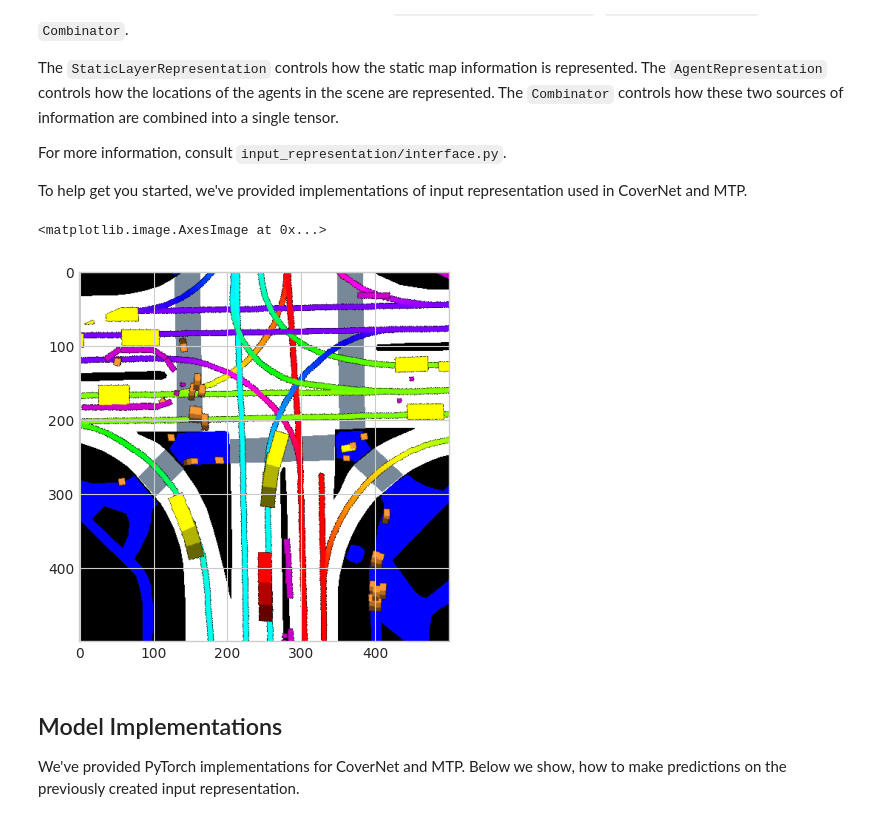
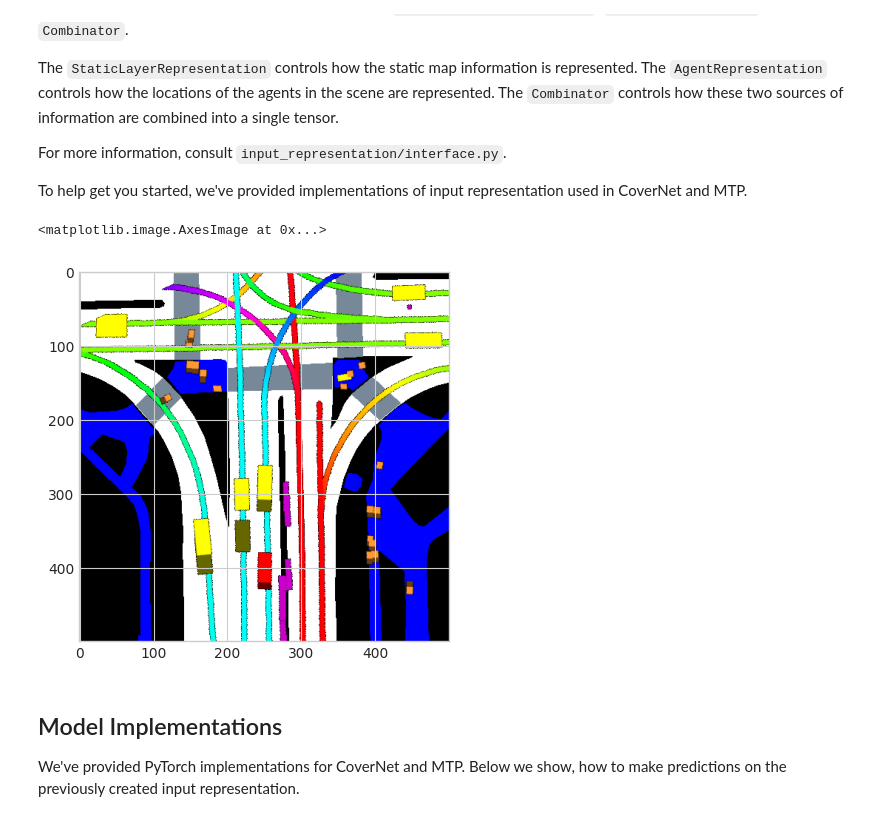
Before and after one commit to dolander1/nuscenes_dolander1, a Jupyter notebook: python-sdk/tutorials/prediction_tutorial.ipynb, the cells around one changed output. Cells and saved outputs as stored; diff of their text form; code cells hidden in the pictures.

Commit message:
Hannes files + data - basemaps, sweeps and samples

```diff
--- a/python-sdk/tutorials/prediction_tutorial.ipynb
+++ b/python-sdk/tutorials/prediction_tutorial.ipynb
@@ -265,24 +289,43 @@ To help get you started, we've provided implementations of input representation
 # %%
 import matplotlib.pyplot as plt
 %matplotlib inline
 
 from nuscenes.prediction.input_representation.static_layers import StaticLayerRasterizer
 from nuscenes.prediction.input_representation.agents import AgentBoxesWithFadedHistory
 from nuscenes.prediction.input_representation.interface import InputRepresentation
 from nuscenes.prediction.input_representation.combinators import Rasterizer
 
 static_layer_rasterizer = StaticLayerRasterizer(helper)
-agent_rasterizer = AgentBoxesWithFadedHistory(helper, seconds_of_history=1)
+agent_rasterizer = AgentBoxesWithFadedHistory(helper, seconds_of_history=2) # Hannes (seconds_of_history)
 mtp_input_representation = InputRepresentation(static_layer_rasterizer, agent_rasterizer, Rasterizer())
 
-instance_token_img, sample_token_img = 'bc38961ca0ac4b14ab90e547ba79fbb6', '7626dde27d604ac28a0240bdd54eba7a'
+# 'sample_token': '4f545737bf3347fbbc9af60b0be9a963',
+#  'instance_token': 'bc38961ca0ac4b14ab90e547ba79fbb6',
+# 'sample_token': 'a572dd2e95e94e4db66bb5dbfaf870b5',
+# #  'instance_token': '2e19253f3bac458191cf64ff2b22ba2b',
+# 'sample_token': '82597244941b4e79aa3e1e9cc6386f8b',
+#  'instance_token': 'f442a98a9a354484aef5240bb21e7691',
+# 'sample_token': '00889f8a9549450aa2f32cf310a3e305',
+#  'instance_token': 'e75bb479e10c426e9dcf5ff1afefa84d',
+# 'sample_token': 'fb61d590dd1143ccb12ea56fbe9d9d07',
+#  'instance_token': '870c468534f7401cba587f6af0dc2eec',
+
+
+# bc38961ca0ac4b14ab90e547ba79fbb6 _ 39586f9d59004284a7114a68825e8eec',
+#  'bc38961ca0ac4b14ab90e547ba79fbb6 _ 356d81f38dd9473ba590f39e266f54e5',
+#  'bc38961ca0ac4b14ab90e547ba79fbb6 _ e0845f5322254dafadbbed75aaa07969',
+#  'bc38961ca0ac4b14ab90e547ba79fbb6 _ c923fe08b2ff4e27975d2bf30934383b',
+#  'bc38961ca0ac4b14ab90e547ba79fbb6 _ f1e3d9d08f044c439ce86a2d6fcca57b'
+
+# instance_token_img, sample_token_img = 'bc38961ca0ac4b14ab90e547ba79fbb6', '7626dde27d604ac28a0240bdd54eba7a'
+instance_token_img, sample_token_img = 'bc38961ca0ac4b14ab90e547ba79fbb6', '39586f9d59004284a7114a68825e8eec'
 anns = [ann for ann in nuscenes.sample_annotation if ann['instance_token'] == instance_token_img]
 img = mtp_input_representation.make_input_representation(instance_token_img, sample_token_img)
 
 plt.imshow(img)
 # %% [output]
 <matplotlib.image.AxesImage at 0x...>
-[figure, old version]
+[figure, new version]
 # %% [markdown]
 ## Model Implementations
 
```
Also changed, not shown: parts of 20 cells of this notebook, 27 other files.
